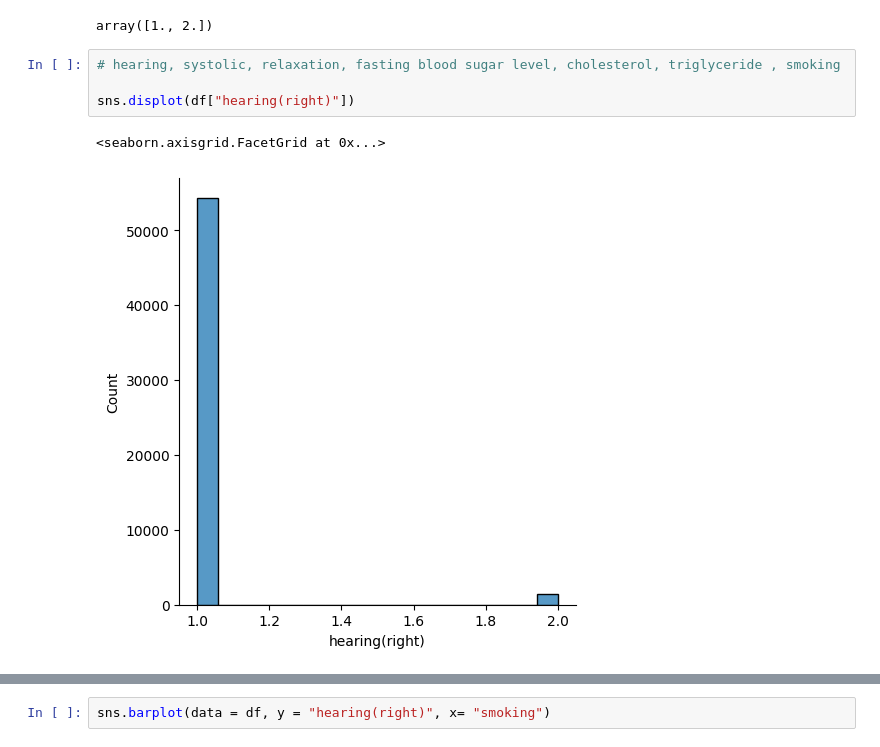
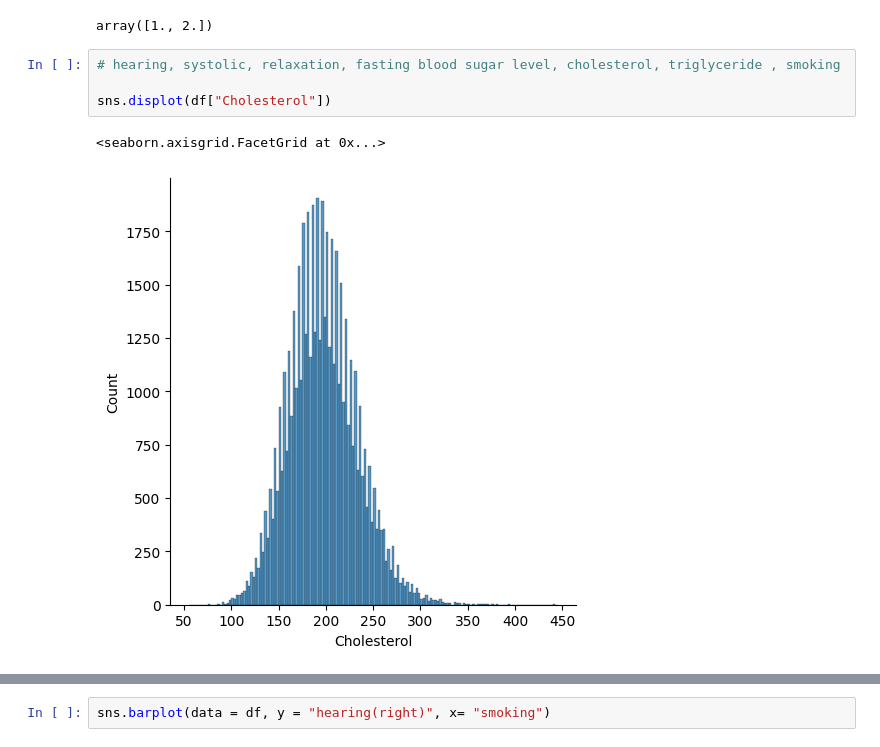
Before and after one commit to Renga1999/Data_Mining_Project_Body_Signal_due_to_smoking, a Jupyter notebook: Team2_python_project.ipynb, the cells around one changed output, grey strips where cells are left out. Cells and saved outputs as stored; diff of their text form.

```diff
--- a/Team2_python_project.ipynb
+++ b/Team2_python_project.ipynb
@@ -136,7 +136,7 @@ array([1., 2.])
 # %%
 # hearing, systolic, relaxation, fasting blood sugar level, cholesterol, triglyceride , smoking
 
-sns.displot(df["hearing(right)"])
+sns.displot(df["Cholesterol"])
 # %% [output]
 <seaborn.axisgrid.FacetGrid at 0x...>
-[figure, old version]
+[figure, new version]
```
Also changed, not shown: parts of 7 cells of this notebook.
